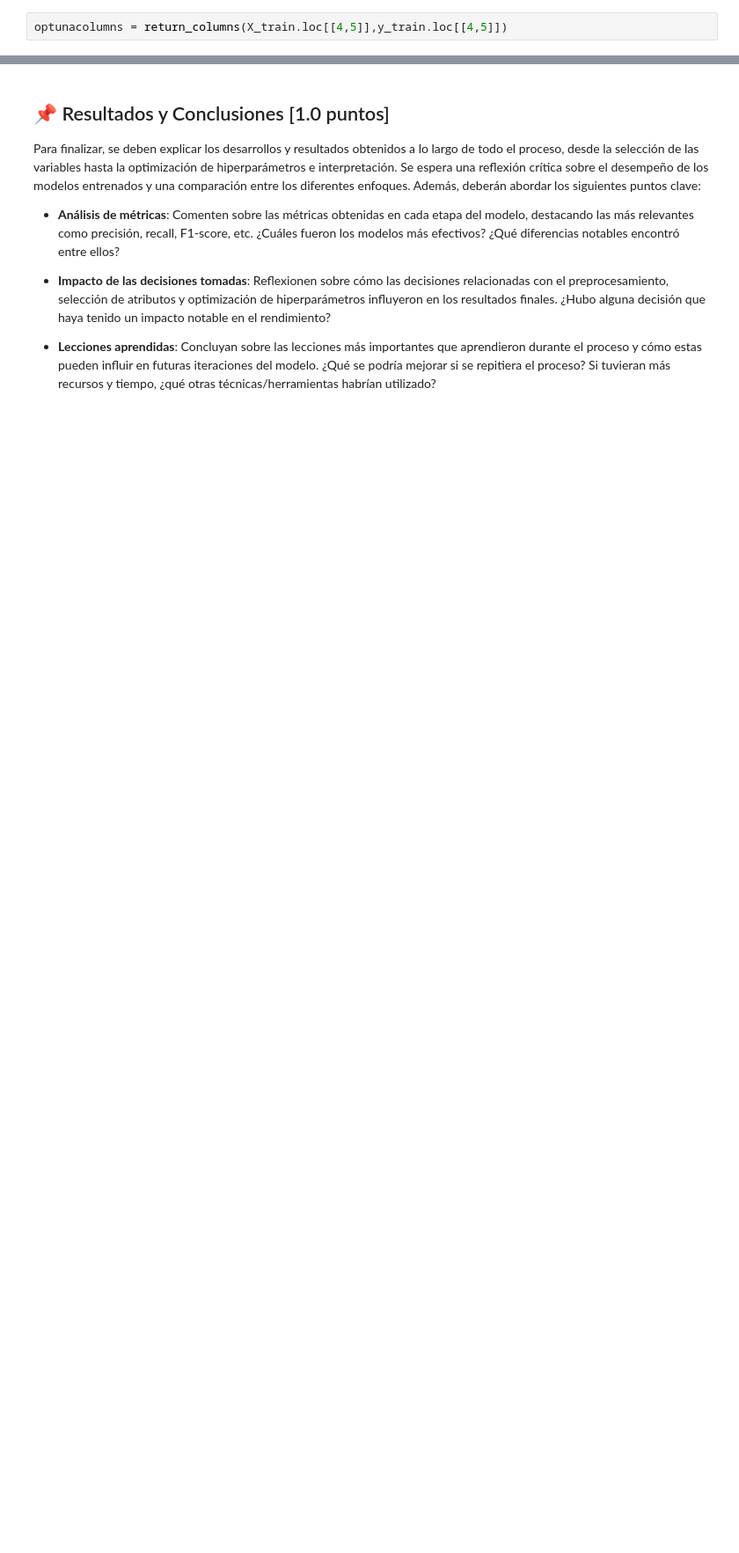
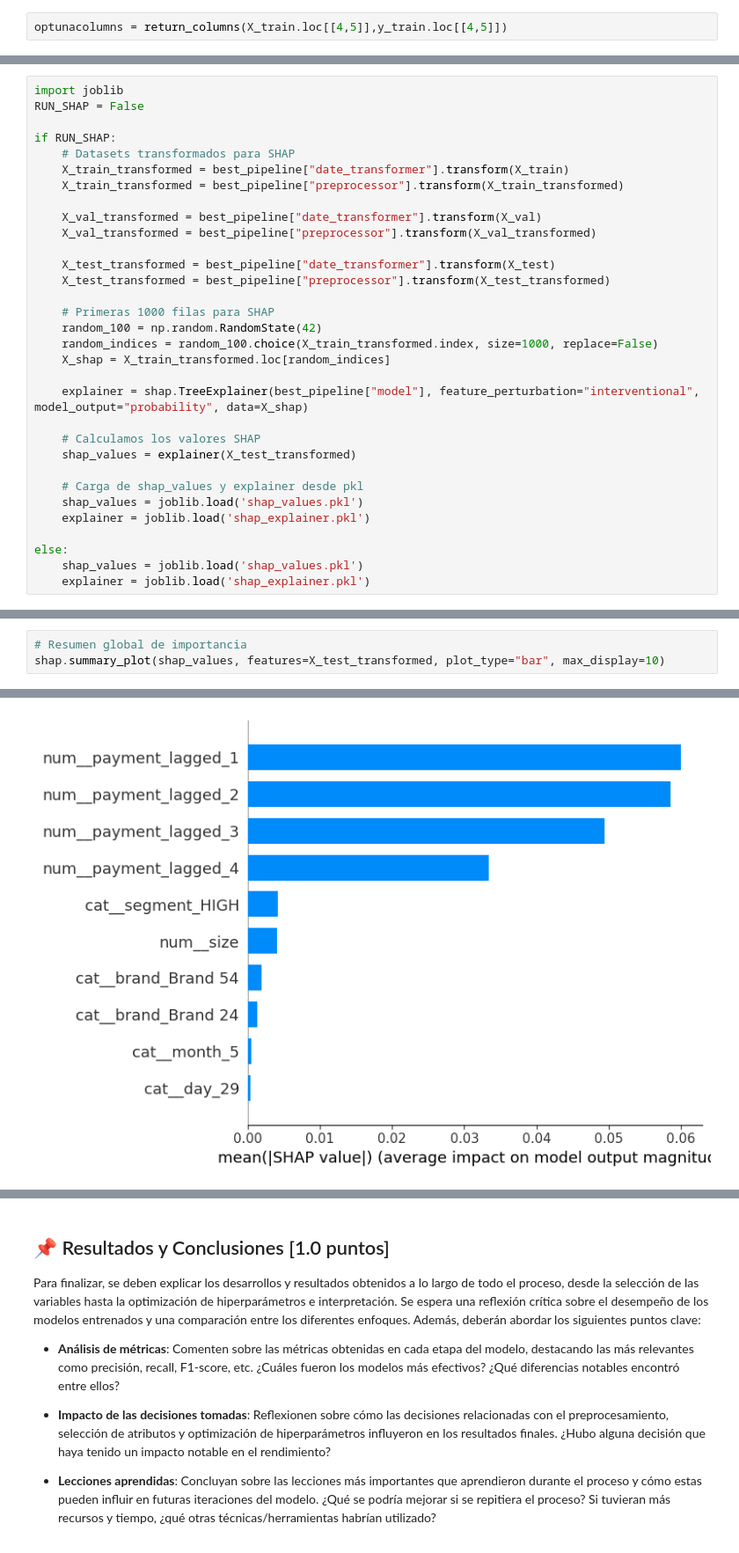
Before and after one commit to estebanaraneda/MDS7202_OVNI, a Jupyter notebook: project/enunciado_entrega1.ipynb, the cells around one changed output, grey strips where cells are left out. Shown at 88% size. Drawn from its saved outputs; the diff is of its cells as text; blank space fills up the shorter version.

```diff
--- a/project/enunciado_entrega1.ipynb
+++ b/project/enunciado_entrega1.ipynb
@@ -1175,0 +1284,32 @@ ValueError: All arrays must be of the same length
+# %%
+import joblib
+RUN_SHAP = False
+
+if RUN_SHAP:
+    # Datasets transformados para SHAP
+    X_train_transformed = best_pipeline["date_transformer"].transform(X_train)
+    X_train_transformed = best_pipeline["preprocessor"].transform(X_train_transformed)
+
+    X_val_transformed = best_pipeline["date_transformer"].transform(X_val)
+    X_val_transformed = best_pipeline["preprocessor"].transform(X_val_transformed)
+
+    X_test_transformed = best_pipeline["date_transformer"].transform(X_test)
+    X_test_transformed = best_pipeline["preprocessor"].transform(X_test_transformed)
+
+    # Primeras 1000 filas para SHAP
+    random_100 = np.random.RandomState(42)
+    random_indices = random_100.choice(X_train_transformed.index, size=1000, replace=False)
+    X_shap = X_train_transformed.loc[random_indices]
+
+    explainer = shap.TreeExplainer(best_pipeline["model"], feature_perturbation="interventional", model_output="probability", data=X_shap)
+
+    # Calculamos los valores SHAP
+    shap_values = explainer(X_test_transformed)
+
+    # Carga de shap_values y explainer desde pkl
+    shap_values = joblib.load('shap_values.pkl')
+    explainer = joblib.load('shap_explainer.pkl')
+
+else:
+    shap_values = joblib.load('shap_values.pkl')
+    explainer = joblib.load('shap_explainer.pkl')
@@ -1175,0 +1345,4 @@ ValueError: All arrays must be of the same length
+# %%
+# Resumen global de importancia
+shap.summary_plot(shap_values, features=X_test_transformed, plot_type="bar", max_display=10)
+# %% [output]
@@ -1175,0 +1350 @@ ValueError: All arrays must be of the same length
+[figure, added]
```
Also changed, not shown: parts of 37 cells of this notebook.
